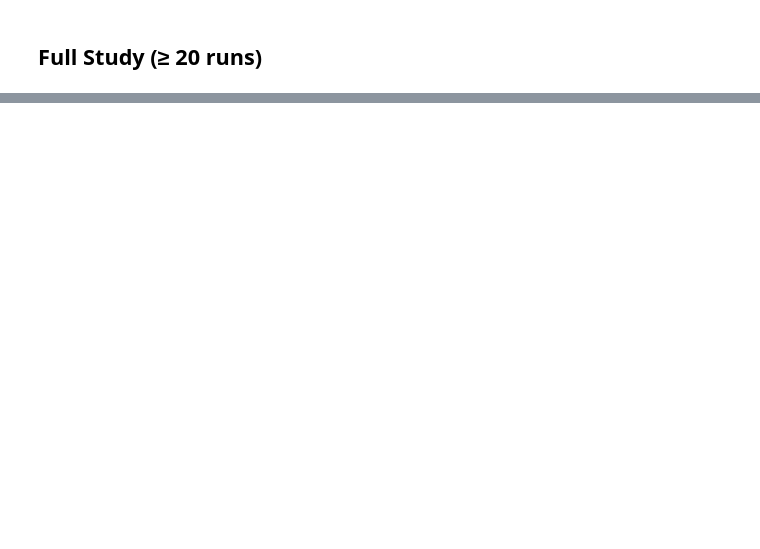
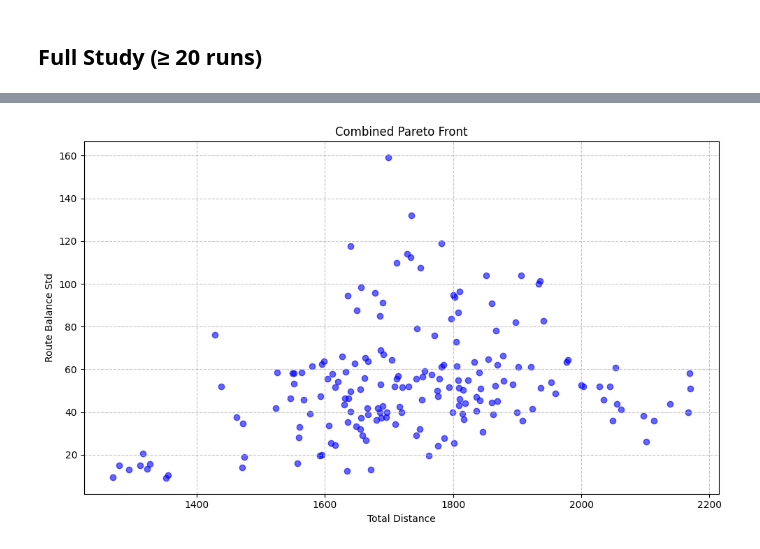
Before and after one commit to emibk/ACIT4160-1-Assignment-2, a Jupyter notebook: VEGA.ipynb, the cells around one changed output, grey strips where cells are left out. Cells and saved outputs as stored; diff of their text form; code cells hidden in the pictures; blank space fills up the shorter version.

Commit message:
Added VEGA

```diff
--- a/VEGA.ipynb
+++ b/VEGA.ipynb
@@ -1042,17 +640,82 @@ Sample points: [(1552.0150658208988, 380.4318179766855), (1402.6265305412323, 40
 # %%
-# # Recommended settings for the full run
-# CONFIG["runs_per_instance"] = 20
-# CONFIG["pop_size"] = 100
-# CONFIG["generations"] = 500
-# CONFIG["cx_prob"] = 0.7
-# CONFIG["mut_prob"] = 0.2
-#
-# instances = load_instances()
-# df, store = experiment(instances)
-# summarize_results(df)
-# for inst in instances:
-#     plot_pareto_example(store, inst.name)
-#
-# out_csv = "/mnt/data/vega_cvrp_results_fullstudy.csv"
-# df.to_csv(out_csv, index=False)
-# print("Saved:", out_csv)
+import random
+import numpy as np
+import matplotlib.pyplot as plt
+
+def run_multiple_experiments(instance, n_vehicles, runs=20, pop_size=50, n_generations=50,
+                             crossover_rate=0.9, mutation_rate=0.1):
+    all_solutions = []
+
+    for seed in range(runs):
+        random.seed(seed)
+        np.random.seed(seed)
+
+        # Run VEGA
+        vega = VEGA(pop_size=pop_size, num_objectives=2, instance=instance, n_vehicles=n_vehicles,
+                    crossover_rate=crossover_rate, mutation_rate=mutation_rate,
+                    objective_functions=[total_distance, route_balance_std])
+        final_population = vega.run(n_generations)
+
+        # Collect all solutions (since rank is not set)
+        pareto_front = final_population
+        all_solutions.extend(pareto_front)
+
+    # Filter out any solutions with objectives=None
+    all_solutions = [sol for sol in all_solutions if sol.objectives is not None]
+
+    # Remove duplicates based on objective values
+    objective_tuples = [tuple(sol.objectives) for sol in all_solutions]
+    unique_solutions = []
+    seen = set()
+    for sol, t in zip(all_solutions, objective_tuples):
+        if t not in seen:
+            unique_solutions.append(sol)
+            seen.add(t)
+
+    return unique_solutions
+
+def plot_pareto_front(pareto_front):
+    x = [sol.objectives[0] for sol in pareto_front]
+    y = [sol.objectives[1] for sol in pareto_front]
+
+    plt.figure(figsize=(10, 6))
+    plt.scatter(x, y, c='blue', alpha=0.6)
+    plt.title('Combined Pareto Front')
+    plt.xlabel('Total Distance')
+    plt.ylabel('Route Balance Std')
+    plt.grid(True, linestyle='--', alpha=0.7)
+    plt.tight_layout()
+    plt.show()
+
+# Run experiments and get combined solutions
+combined_pareto = run_multiple_experiments(instance=instance_a, n_vehicles=n_vehicles_a, runs=20)
+print(f"Total combined solutions: {len(combined_pareto)}")
+
+
+total_distances = [sol.objectives[0] for sol in combined_pareto]
+route_balance = [sol.objectives[1] for sol in combined_pareto]
+
+# Min total distance and route balance
+min_total_distance = min(total_distances)
+min_route_balance = min(route_balance)
+
+# Mean total distance and route balance
+mean_total_distance = np.mean(total_distances)
+mean_route_balance = np.mean(route_balance)
+
+print("Total Distance and Route Balance")
+print(f"Min Total Distance: {min_total_distance:.2f}, Min Route Balance: {min_route_balance:.2f}")
+print(f"Mean Total Distance: {mean_total_distance:.2f}, Mean Route Balance: {mean_route_balance:.2f}")
+
+
+
+# Range of objective values
+range_total_distance = max(total_distances) - min(total_distances)
+range_route_balance = max(route_balance) - min(route_balance)
+print("Range of Total Distance and Range of Route Balance")
+print(f"Range Total Distance: {range_total_distance:.2f}, Range Route Balance: {range_route_balance:.2f}")
+
+
+
+plot_pareto_front(combined_pareto)
+# %% [output]
@@ -1058,0 +728 @@ Sample points: [(1552.0150658208988, 380.4318179766855), (1402.6265305412323, 40
+[figure, added]
```
Also changed, not shown: parts of 60 cells of this notebook.
